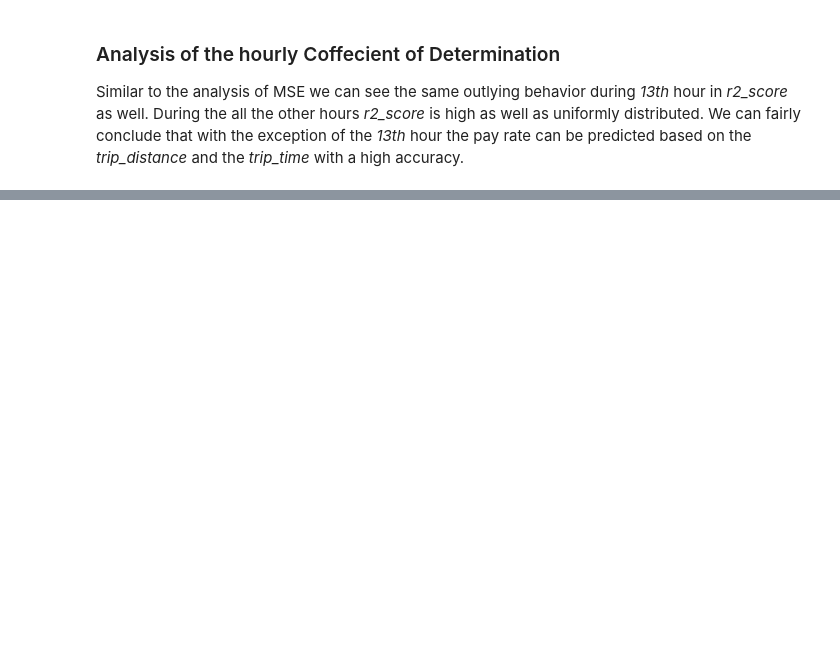
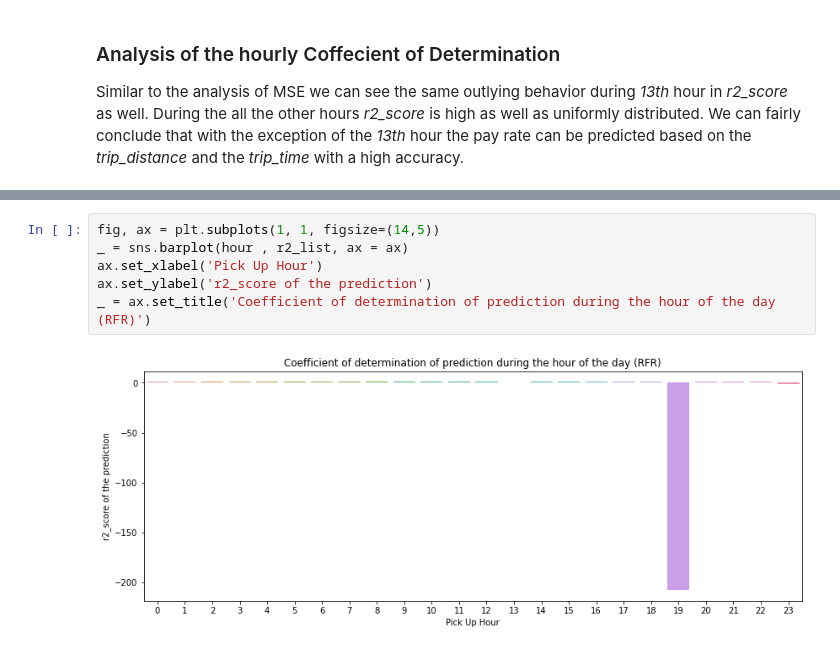
Before and after one commit to neranjaka/NYTaxi_data_analysis, a Jupyter notebook: ML_NYTaxi.ipynb, the cells around one changed output, grey strips where cells are left out. Drawn from its saved outputs; the diff is of its cells as text; blank space fills up the shorter version.

```diff
--- a/ML_NYTaxi.ipynb
+++ b/ML_NYTaxi.ipynb
@@ -153,0 +206,8 @@ _ = ax.set_title('Coefficient of determination of prediction during the hour of
+# %%
+fig, ax = plt.subplots(1, 1, figsize=(14,5))
+_ = sns.barplot(hour , r2_list, ax = ax)
+ax.set_xlabel('Pick Up Hour')
+ax.set_ylabel('r2_score of the prediction')
+_ = ax.set_title('Coefficient of determination of prediction during the hour of the day (RFR)')
+# %% [output]
+[figure, added]
```
Also changed, not shown: parts of 15 cells of this notebook.
